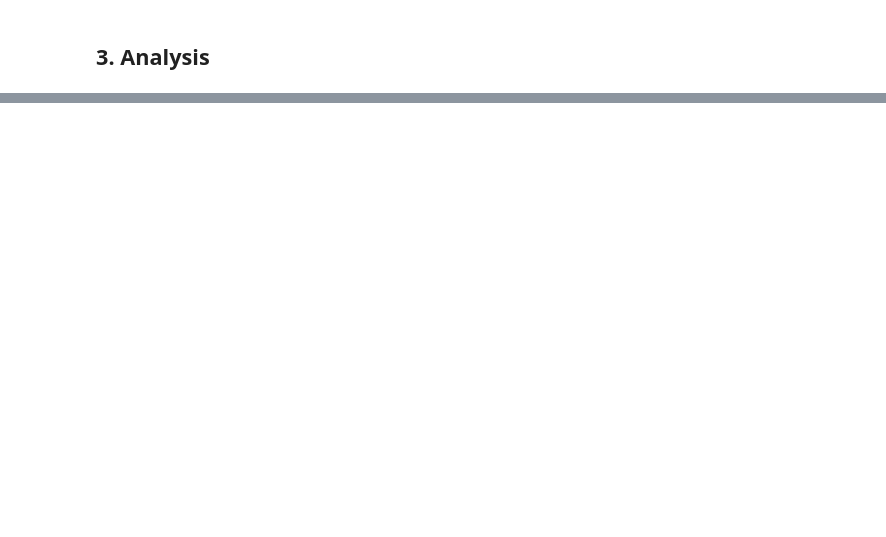
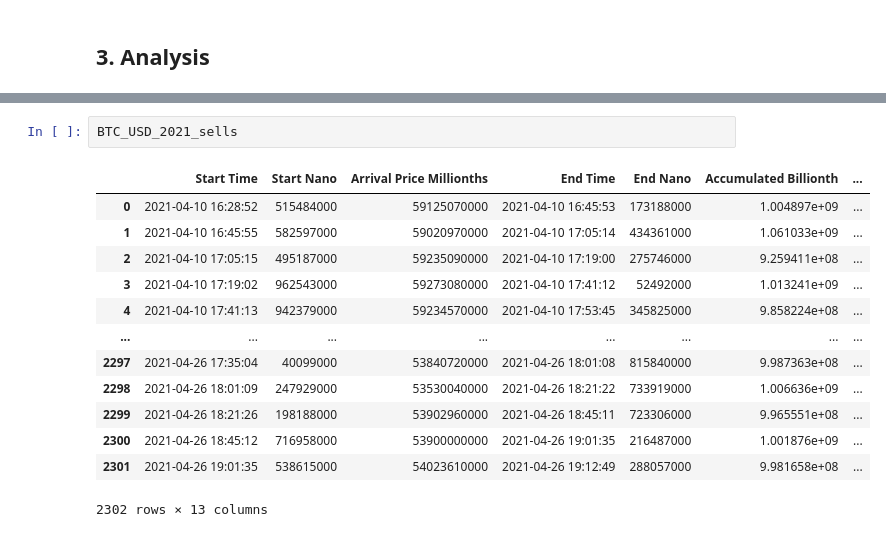
Before and after one commit to kwhyun97/FINM-33150-W23, a Jupyter notebook: Homework/Homework 4/Kiwan_Hyun_12125881_HW4.ipynb, the cells around one changed output, grey strips where cells are left out. Drawn from its saved outputs; the diff is of its cells as text; blank space fills up the shorter version.

```diff
--- a/Homework/Homework 4/Kiwan_Hyun_12125881_HW4.ipynb
+++ b/Homework/Homework 4/Kiwan_Hyun_12125881_HW4.ipynb
@@ -324,0 +466,16 @@ KeyboardInterrupt:
+# %%
+BTC_USD_2021_sells
+# %% [output]
+|  | Start Time | Start Nano | Arrival Price Millionths | End Time | End Nano | Accumulated Billionth | ... |
+| 0 | 2021-04-10 16:28:52 | 515484000 | 59125070000 | 2021-04-10 16:45:53 | 173188000 | 1.004897e+09 | ... |
+| 1 | 2021-04-10 16:45:55 | 582597000 | 59020970000 | 2021-04-10 17:05:14 | 434361000 | 1.061033e+09 | ... |
+| 2 | 2021-04-10 17:05:15 | 495187000 | 59235090000 | 2021-04-10 17:19:00 | 275746000 | 9.259411e+08 | ... |
+| 3 | 2021-04-10 17:19:02 | 962543000 | 59273080000 | 2021-04-10 17:41:12 | 52492000 | 1.013241e+09 | ... |
+| 4 | 2021-04-10 17:41:13 | 942379000 | 59234570000 | 2021-04-10 17:53:45 | 345825000 | 9.858224e+08 | ... |
+| ... | ... | ... | ... | ... | ... | ... | ... |
+| 2297 | 2021-04-26 17:35:04 | 40099000 | 53840720000 | 2021-04-26 18:01:08 | 815840000 | 9.987363e+08 | ... |
+| 2298 | 2021-04-26 18:01:09 | 247929000 | 53530040000 | 2021-04-26 18:21:22 | 733919000 | 1.006636e+09 | ... |
+| 2299 | 2021-04-26 18:21:26 | 198188000 | 53902960000 | 2021-04-26 18:45:11 | 723306000 | 9.965551e+08 | ... |
+| 2300 | 2021-04-26 18:45:12 | 716958000 | 53900000000 | 2021-04-26 19:01:35 | 216487000 | 1.001876e+09 | ... |
+| 2301 | 2021-04-26 19:01:35 | 538615000 | 54023610000 | 2021-04-26 19:12:49 | 288057000 | 9.981658e+08 | ... |
+2302 rows × 13 columns
```
Also changed, not shown: parts of 36 cells of this notebook.
